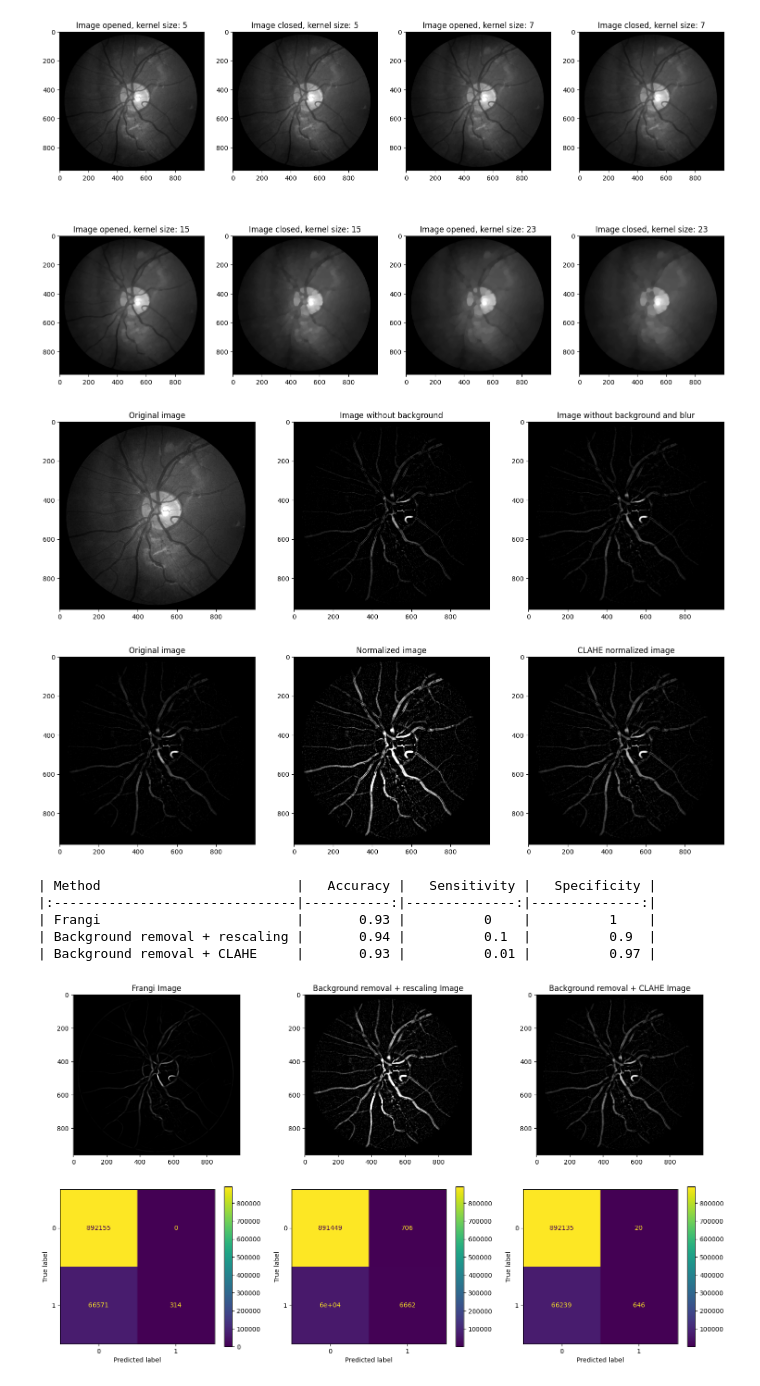
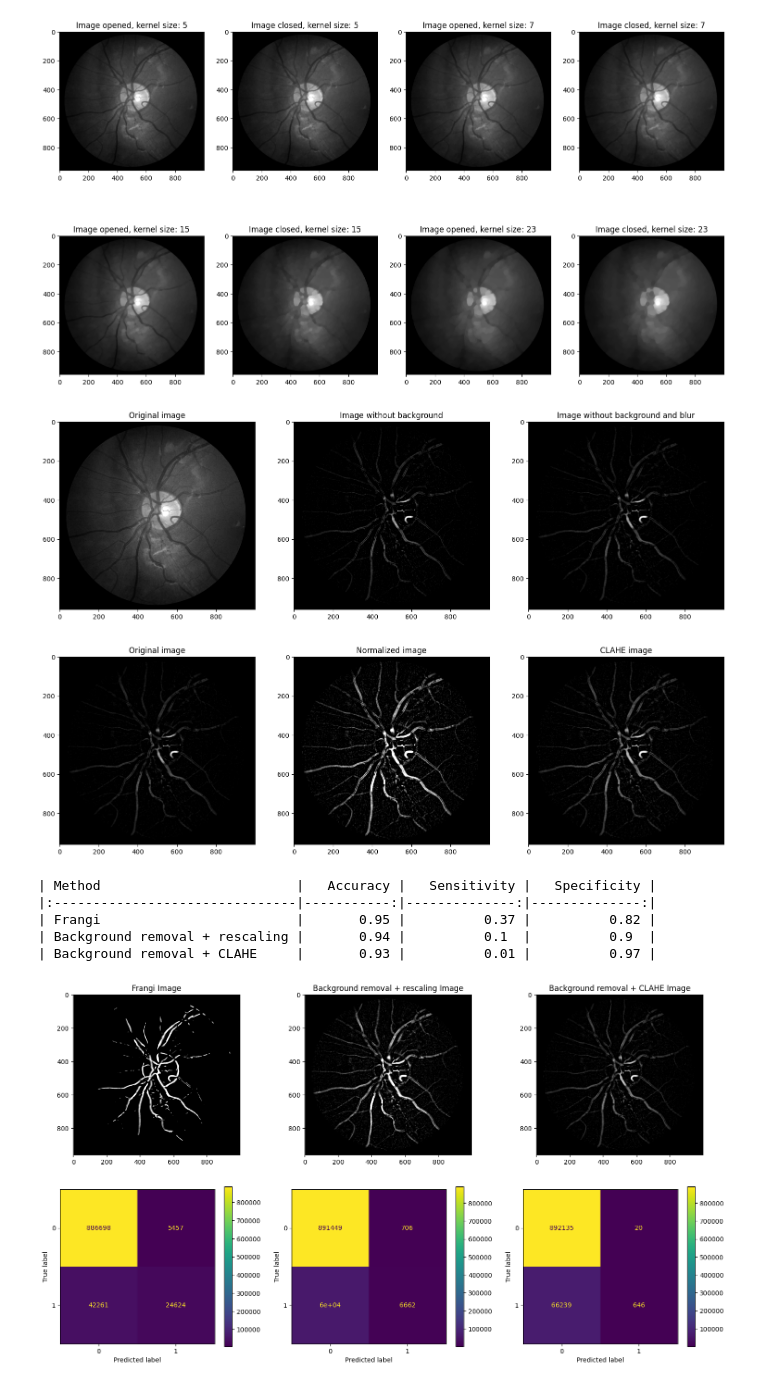
Before and after one commit to majsterkovic/Retinal-Vessel-Segmentation, a Jupyter notebook: notebook.ipynb, the cells around one changed output. Drawn from its saved outputs; the diff is of its cells as text; code cells hidden in the pictures.

```diff
--- a/notebook.ipynb
+++ b/notebook.ipynb
@@ -75,6 +75,8 @@ ax[1][1].set_ylim([0, 20000])
 
 # Parameters can be changed
 img_frangi = frangi(img_gray_norm, sigmas=np.arange(1, 5, 0.5), black_ridges=True)
+img_frangi = img_frangi / img_frangi.max()
+img_frangi = np.where(img_frangi > 0.065, 1, 0)
 
 fig, ax = plt.subplots(1, 2)
 fig.set_size_inches(10.5, 10.5)
@@ -157,7 +159,7 @@ ax[0].imshow(img_no_background_blur, cmap='gray')
 ax[1].set_title('Normalized image')
 ax[1].imshow(img_normalized, cmap='gray')
 
-ax[2].set_title('CLAHE normalized image')
+ax[2].set_title('CLAHE image')
 ax[2].imshow(img_clahe, cmap='gray')
 
 RESULTS.append(img_normalized)
@@ -167,9 +169,8 @@ if SAVE_PLOTS:
     plt.savefig(f'{PATH}/background.png')
 # %% [output]
 [figure]
-[figure, old version]
+[figure, new version]
 # %%
-img_pred = img_normalized
 img_true = cv2.imread('./CHASEDB1/Image_01L_1stHO.png')
 img_true_greyscale = cv2.cvtColor(img_true, cv2.COLOR_RGB2GRAY)
 
@@ -190,32 +191,32 @@ for img_pred, method, i in zip(RESULTS,
 
     y_pred = img_pred.ravel()
     y_pred = y_pred / y_pred.max()
 
     y_true_binary = np.where(y_true > 0.75, 1, 0)
     y_pred_binary = np.where(y_pred > 0.75, 1, 0)
 
     cm = confusion_matrix(y_true_binary, y_pred_binary)
 
     axs[0][i].imshow(img_pred, cmap='gray')
     axs[0][i].set_title(f"{method} Image")
 
     disp = ConfusionMatrixDisplay(confusion_matrix=cm)
     disp.plot(ax=axs[1][i])
 
     accuracy = accuracy_score(y_true_binary, y_pred_binary)
     precision = precision_score(y_true_binary, y_pred_binary)
     recall = recall_score(y_true_binary, y_pred_binary)
 
     data.append([method, f"{accuracy:.2f}", f"{recall:.2f}", f"{precision:.2f}"])
 
 print(tabulate(data, headers=headers, tablefmt="pipe"))
 
 if SAVE_PLOTS:
     plt.savefig(f'{PATH}/results.png')
 # %% [output]
 | Method                         |   Accuracy |   Sensitivity |   Specificity |
 |:-------------------------------|-----------:|--------------:|--------------:|
-| Frangi                         |       0.93 |          0    |          1    |
+| Frangi                         |       0.95 |          0.37 |          0.82 |
 | Background removal + rescaling |       0.94 |          0.1  |          0.9  |
 | Background removal + CLAHE     |       0.93 |          0.01 |          0.97 |
-[figure, old version]
+[figure, new version]
```
Also changed, not shown: parts of 1 cell of this notebook, 3 other files.
